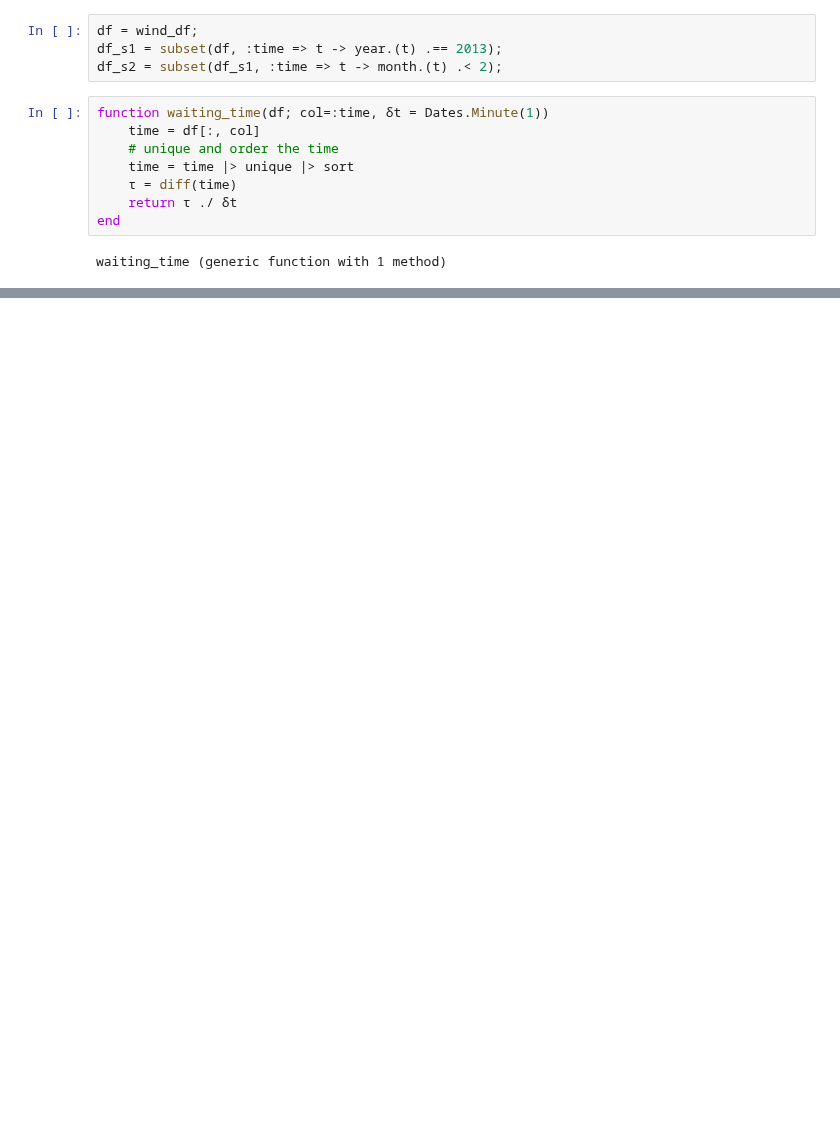
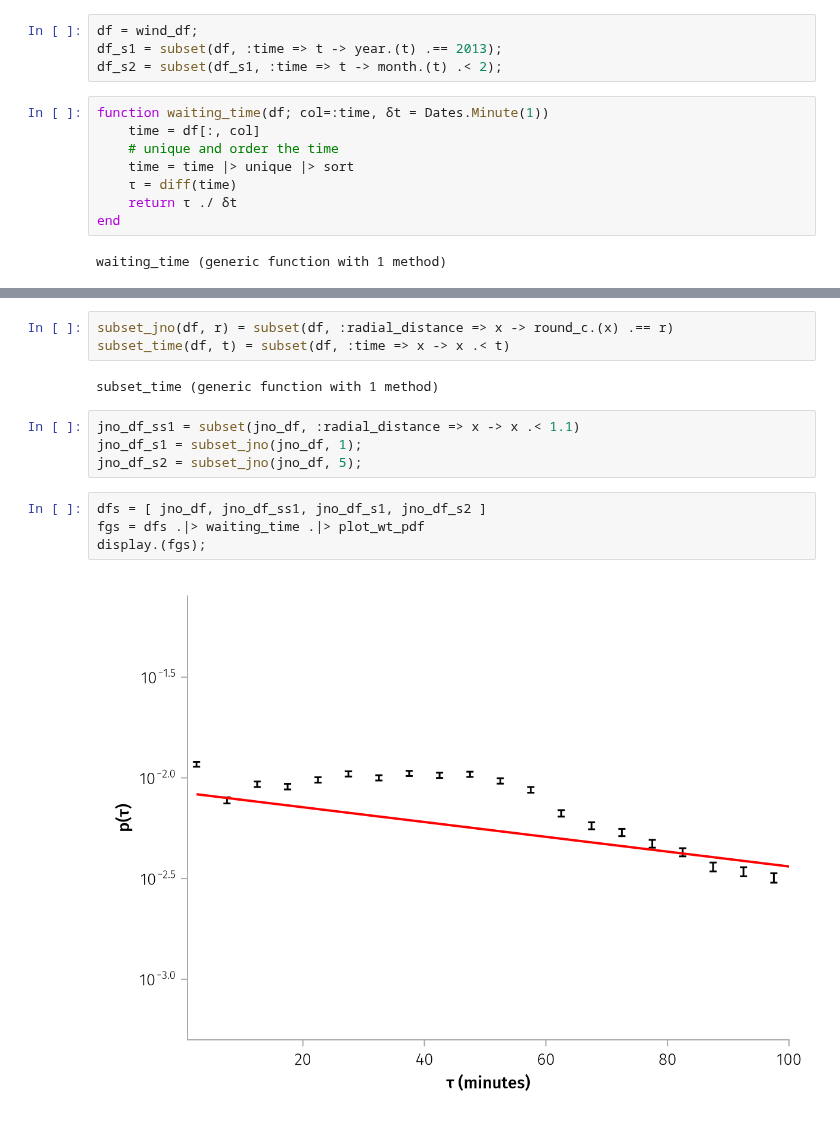
Before and after one commit to Beforerr/ids_spatial_evolution_juno, a Jupyter notebook: notebooks/02_waiting_time.ipynb, the cells around one changed output, grey strips where cells are left out. Cells and saved outputs as stored; diff of their text form; blank space fills up the shorter version.

```diff
--- a/notebooks/02_waiting_time.ipynb
+++ b/notebooks/02_waiting_time.ipynb
@@ -76,3 +72,18 @@ function plot_wt_pdf(τ; step = 5, xscale = identity)
 end
 # %% [output]
 plot_wt_pdf
+# %%
+subset_jno(df, r) = subset(df, :radial_distance => x -> round_c.(x) .== r)
+subset_time(df, t) = subset(df, :time => x -> x .< t)
+# %% [output]
+subset_time (generic function with 1 method)
+# %%
+jno_df_ss1 = subset(jno_df, :radial_distance => x -> x .< 1.1)
+jno_df_s1 = subset_jno(jno_df, 1);
+jno_df_s2 = subset_jno(jno_df, 5);
+# %%
+dfs = [ jno_df, jno_df_ss1, jno_df_s1, jno_df_s2 ]
+fgs = dfs .|> waiting_time .|> plot_wt_pdf
+display.(fgs);
+# %% [output]
+[figure, added]
```
Also changed, not shown: parts of 7 cells of this notebook.
